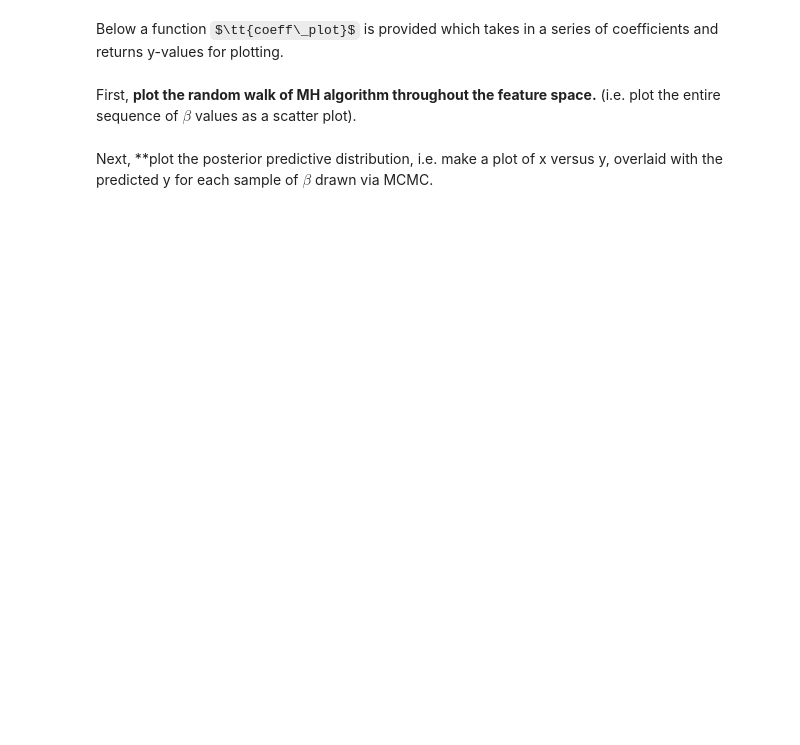
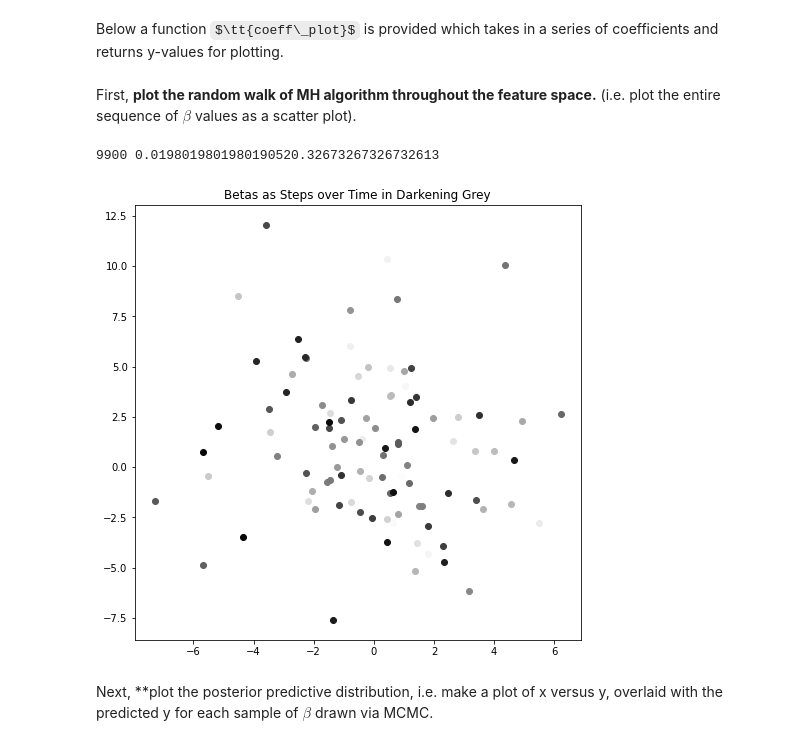
Before and after one commit to UMT-CSCI-591-Deep-Learning-2022/Week_14_MCMC, a Jupyter notebook: BayesianLinearRegression.ipynb, the cells around one changed output. Saved outputs shown, nothing was run; the diff lists cells and outputs as text; code cells hidden in the pictures; some formulas as TeX source; blank space fills up the shorter version.

```diff
--- a/BayesianLinearRegression.ipynb
+++ b/BayesianLinearRegression.ipynb
@@ -150,18 +201,39 @@ With the Bayesian definitions above it's now time to define our algorithms.  The
 # %%
 
 #TODO: Implement Metropolis-Hastings algorithm
-def mh(order,steps=10000,stepsize=0.1):
+num_steps = 10000
+def mh(order,steps=num_steps,stepsize=0.1):
+
+  # sigma values: the standard deviations of ???
+  s_obs   = sigma_obs
+  # as s_prior increases over s_obs, performance improves and then declines again
+  s_prior = 1.
+  phi = design_mat(x,order)
   betas = [np.zeros(order+1)] #initial guess
+
   for i in range(steps):
-    if (i+1)%(steps/100) == 0:print("Step ",i+1,"/",steps,sep='') #print steps to check progress
+    if (i+1)%(steps/100) == 0: print("Step {:<6}/{}".format(i+1,steps),sep='',end="\r") #print steps to check progress
 
     #get a random uniform sample, what should the bounds be?
+    random_uniform_sample = np.random.uniform(low=0, high=1., size=order+1) # defaults are low=0.0 high=1.0
 
     #there should be a new beta proposed in here
+    proposed_betas = np.random.normal(loc=betas[-1], scale=s_prior, size=order+1) # defaults are loc=0.0 scale=1.0
 
     #what should the acceptance look like?
+    acceptance_val = np.minimum( np.ones(order+1), np.exp(log_posterior(proposed_betas,phi,y,s_obs,s_prior)-log_posterior(betas[-1],phi,y,s_obs,s_prior)) )
 
     #do we need to look at the acceptance of all features individually or together?
+    # We need to look at them individually and accept either the random or new beta that is less than the corresponding acceptance value:
+    # Step 1: retrieve indexes of accepted values
+    indexes_of_accepted = ( random_uniform_sample < acceptance_val ).astype(int)
+    # Step 2: create array of all possible values with previous betas in array 0 and proposed betas in array 1
+    all_possible_betas = np.array( [ betas[-1] , proposed_betas ] )
+    # Step 3: collect the accepted betas from the 2D array of all possible values using the indexes_of_accepted values array
+    new_betas = np.array([all_possible_betas[indexes_of_accepted[i]][i] for i in range(len(indexes_of_accepted))])
+    # Step 4: add final accepted betas to list of betas saved at each step
+    betas.append(new_betas)
+
   return betas
 # %% [markdown]
 Below run your implemented Metropolis-Hastings.
@@ -188,6 +264,20 @@ def coeff_plot(coeffs,x):
   return return_val
 # %% [markdown]
 First, **plot the random walk of MH algorithm throughout the feature space.** (i.e. plot the entire sequence of $\beta$ values as a scatter plot).
+# %%
+plt.figure(figsize=(8,8))
+step = 100
+color = 1.
+color_change = color/(step+1)
+for beta in range(0,len(betas)-1,step):
+  print(beta,color,end="\r")
+  plt.scatter(betas[beta][0],betas[beta][1],color=str(color))
+  color -= color_change
+plt.title("Betas as Steps over Time in Darkening Grey")
+plt.show()
+# %% [output]
+9900 0.0198019801980190520.32673267326732613
+[figure, added]
 # %% [markdown]
 Next, **plot the posterior predictive distribution, i.e. make a plot of x versus y, overlaid with the predicted y for each sample of $\beta$ drawn via MCMC.
 # %%
```
Also changed, not shown: parts of 12 cells of this notebook.
